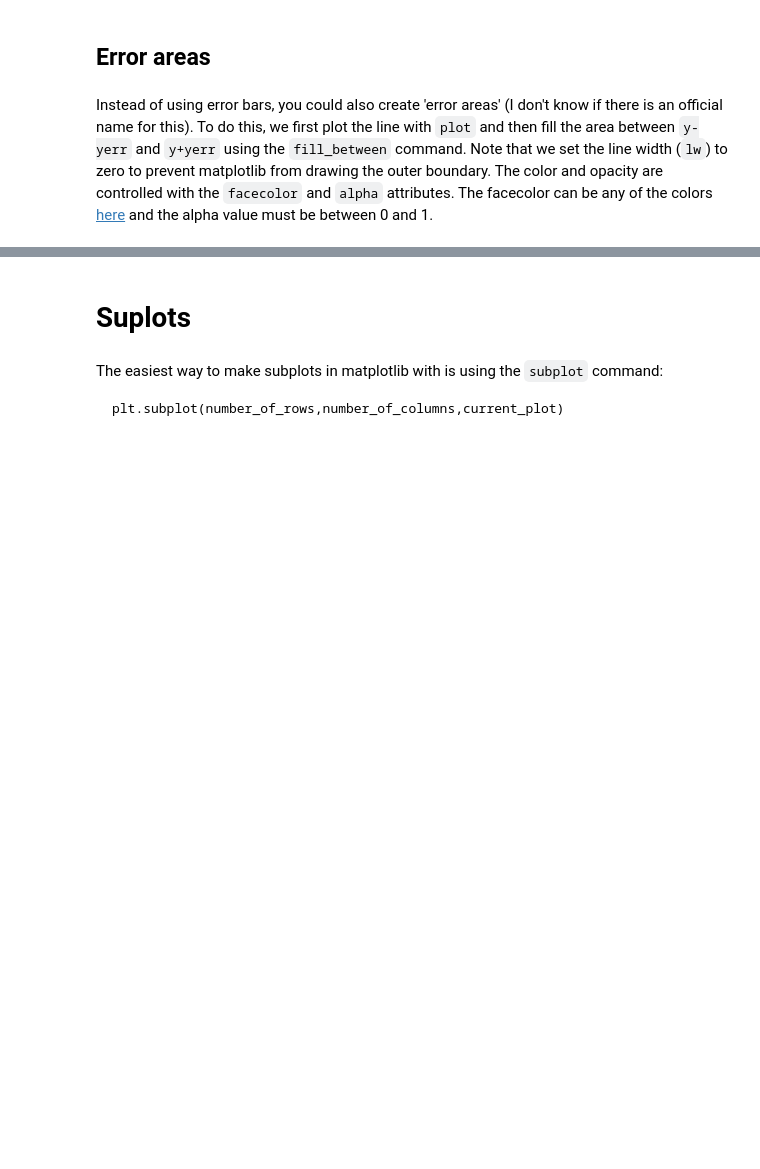
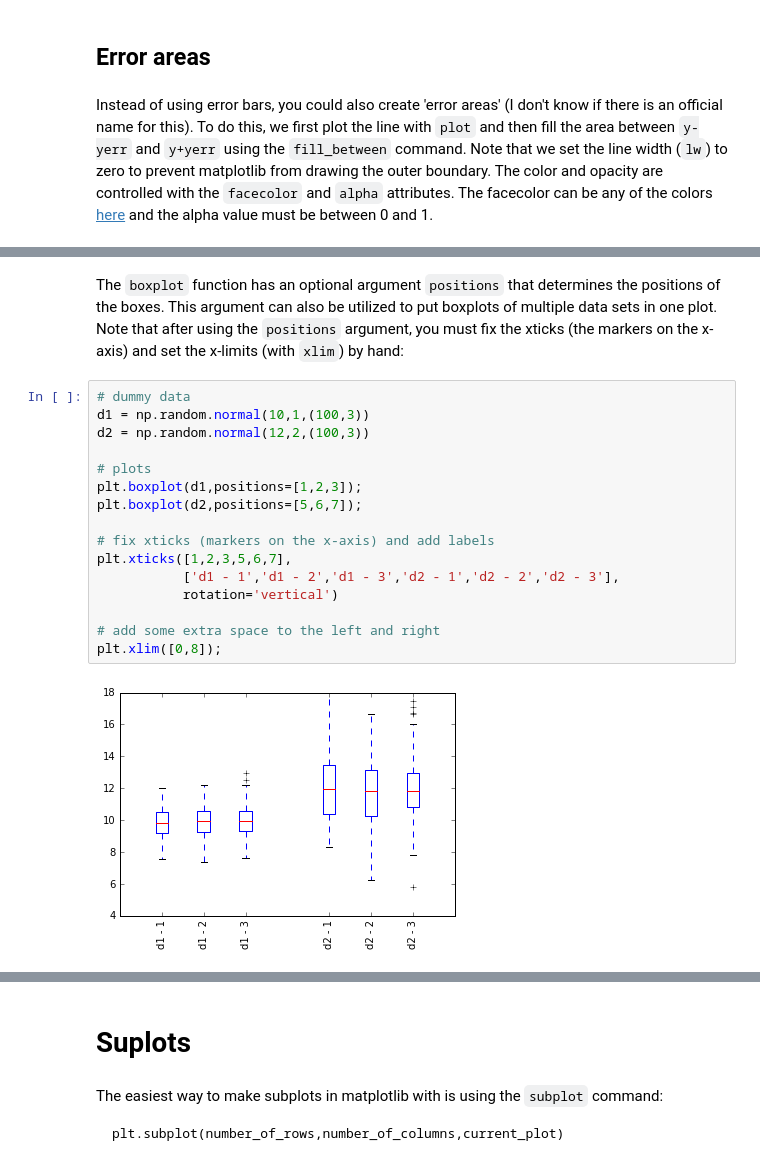
Before and after one commit to margrietpalm/Python-Examples, a Jupyter notebook: Plot examples.ipynb, the cells around one changed output, grey strips where cells are left out. Drawn from its saved outputs; the diff is of its cells as text; blank space fills up the shorter version.

```diff
--- a/Plot examples.ipynb
+++ b/Plot examples.ipynb
@@ -70,0 +83,20 @@ plt.fill_between(x,y-yerr,y+yerr,lw=0,facecolor='grey',alpha=0.5)
+# %% [markdown]
+The `boxplot` function has an optional argument `positions` that determines the positions of the boxes. This argument can also be utilized to put boxplots of multiple data sets in one plot. Note that after using the `positions` argument, you must fix the xticks (the markers on the x-axis) and set the x-limits (with `xlim`) by hand:
+# %%
+# dummy data
+d1 = np.random.normal(10,1,(100,3))
+d2 = np.random.normal(12,2,(100,3))
+
+# plots
+plt.boxplot(d1,positions=[1,2,3]);
+plt.boxplot(d2,positions=[5,6,7]);
+
+# fix xticks (markers on the x-axis) and add labels
+plt.xticks([1,2,3,5,6,7],
+           ['d1 - 1','d1 - 2','d1 - 3','d2 - 1','d2 - 2','d2 - 3'],
+           rotation='vertical')
+
+# add some extra space to the left and right
+plt.xlim([0,8]);
+# %% [output]
+[figure, added]
```
Also changed, not shown: parts of 8 cells of this notebook.
